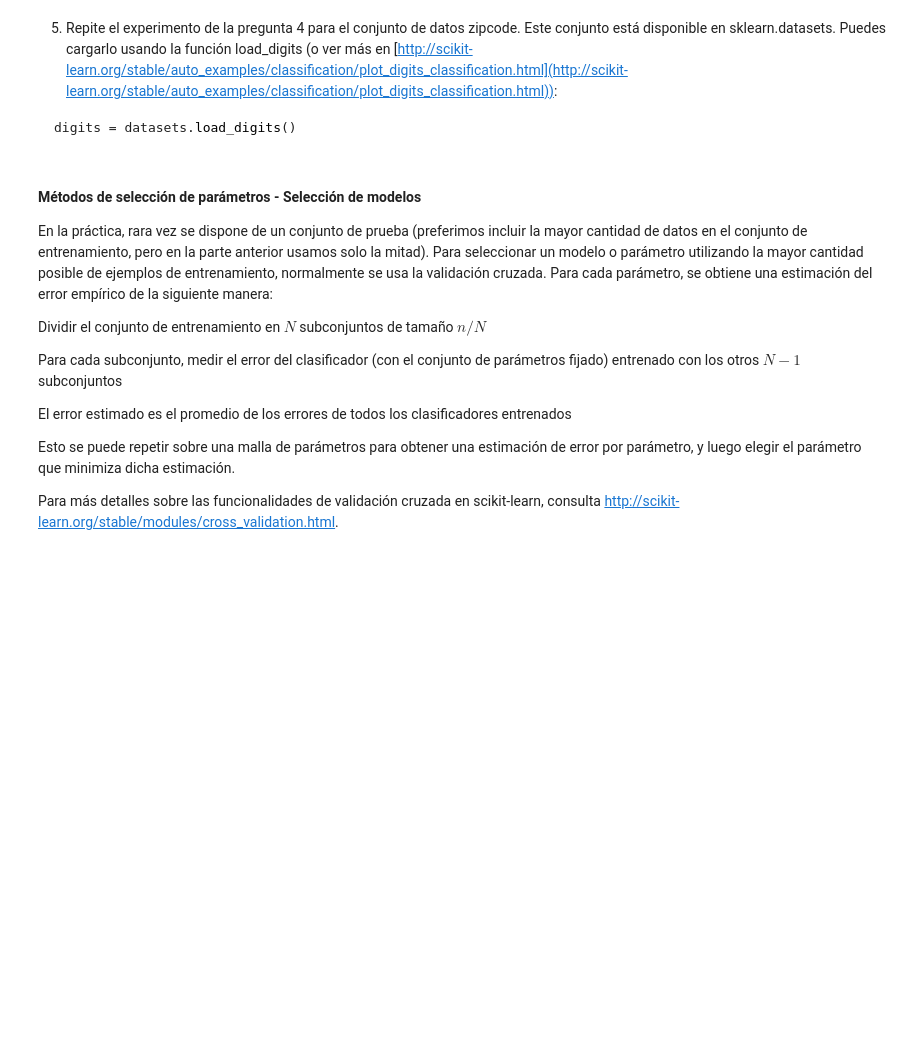
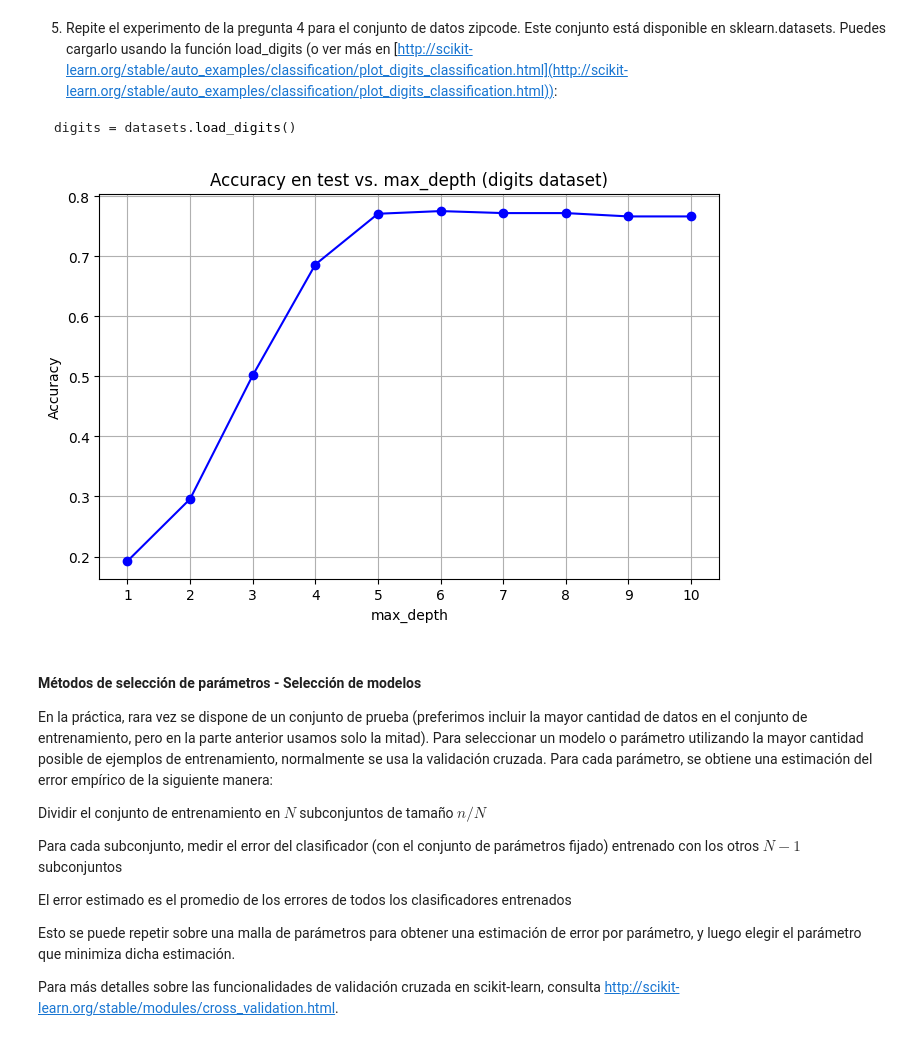
Before and after one commit to nicoArriagadaj/Lab6, a Jupyter notebook: Laboratorio_6.ipynb, the cells around one changed output. Cells and saved outputs as stored; diff of their text form; code cells hidden in the pictures; blank space fills up the shorter version.

````diff
--- a/Laboratorio_6.ipynb
+++ b/Laboratorio_6.ipynb
@@ -158,20 +167,40 @@ plt.figure(figsize=(20,10))
 digits = datasets.load_digits()
  ```
 # %%
+import matplotlib.pyplot as plt
 from sklearn import datasets
+from sklearn.tree import DecisionTreeClassifier
+from sklearn.metrics import accuracy_score
+
+# Cargar datos digits
 digits = datasets.load_digits()
-
 n_samples = len(digits.data)
 X = digits.data[:n_samples // 2]
 Y = digits.target[:n_samples // 2]
 X_test = digits.data[n_samples // 2:]
 Y_test = digits.target[n_samples // 2:]
 
-# TODO: Obtener precision para cada max_depth
-# ...
+# Evaluar distintas profundidades
+accuracies = []
 
-# TODO: Graficar resultados
-# ...
+for d in range(1, 11):  # profundidad de 1 a 10
+    arbol = DecisionTreeClassifier(max_depth=d, criterion='entropy')
+    arbol.fit(X, Y)
+    y_pred = arbol.predict(X_test)
+    accuracy = accuracy_score(Y_test, y_pred)
+    accuracies.append(accuracy)
+
+# Graficar
+plt.figure(figsize=(8, 5))
+plt.plot(range(1, 11), accuracies, marker='o', color='blue')
+plt.title("Accuracy en test vs. max_depth (digits dataset)")
+plt.xlabel("max_depth")
+plt.ylabel("Accuracy")
+plt.xticks(range(1, 11))
+plt.grid(True)
+plt.show()
+# %% [output]
+[figure, added]
 # %% [markdown]
 #### Métodos de selección de parámetros - Selección de modelos
 
````
Also changed, not shown: parts of 6 cells of this notebook.
